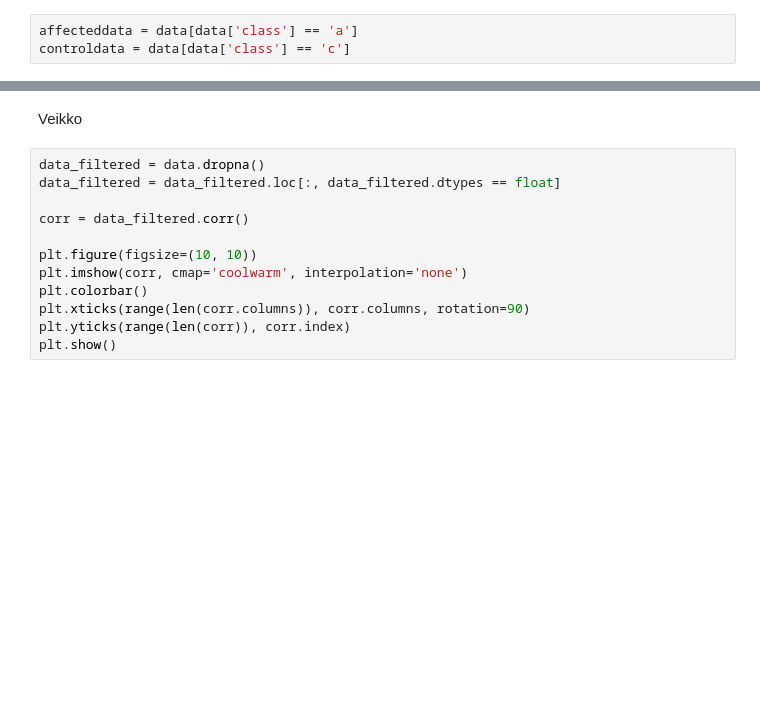
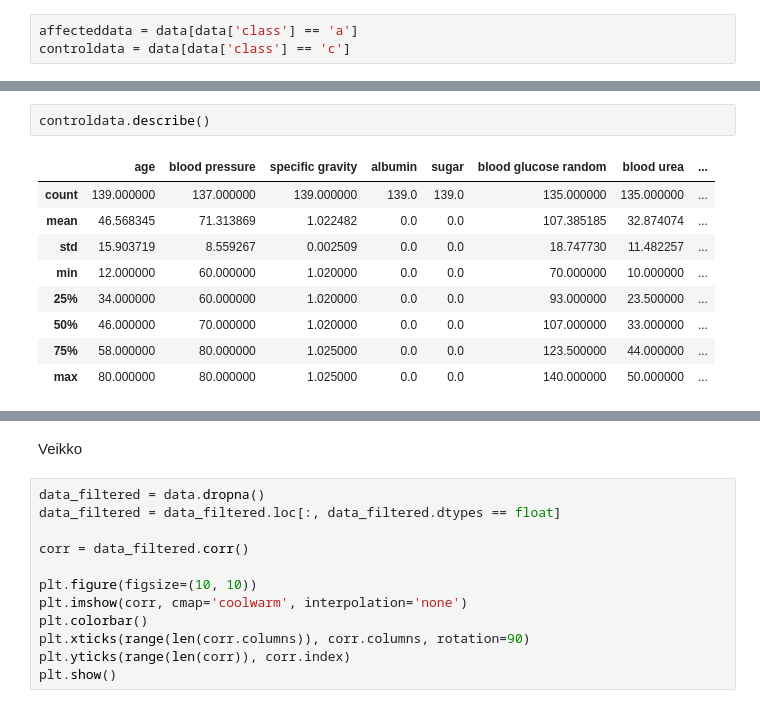
Before and after one commit to TheZink/MLL, a Jupyter notebook: Documents/DataPreprocessing/DataPreprocessingNotebook.ipynb, the cells around one changed output, grey strips where cells are left out. Drawn from its saved outputs; the diff is of its cells as text; blank space fills up the shorter version.

```diff
--- a/Documents/DataPreprocessing/DataPreprocessingNotebook.ipynb
+++ b/Documents/DataPreprocessing/DataPreprocessingNotebook.ipynb
@@ -117 +134,13 @@ Name: class, Length: 139, dtype: str
+# %%
+controldata.describe()
+# %% [output]
+|  | age | blood pressure | specific gravity | albumin | sugar | blood glucose random | blood urea | ... |
+| count | 139.000000 | 137.000000 | 139.000000 | 139.0 | 139.0 | 135.000000 | 135.000000 | ... |
+| mean | 46.568345 | 71.313869 | 1.022482 | 0.0 | 0.0 | 107.385185 | 32.874074 | ... |
+| std | 15.903719 | 8.559267 | 0.002509 | 0.0 | 0.0 | 18.747730 | 11.482257 | ... |
+| min | 12.000000 | 60.000000 | 1.020000 | 0.0 | 0.0 | 70.000000 | 10.000000 | ... |
+| 25% | 34.000000 | 60.000000 | 1.020000 | 0.0 | 0.0 | 93.000000 | 23.500000 | ... |
+| 50% | 46.000000 | 70.000000 | 1.020000 | 0.0 | 0.0 | 107.000000 | 33.000000 | ... |
+| 75% | 58.000000 | 80.000000 | 1.025000 | 0.0 | 0.0 | 123.500000 | 44.000000 | ... |
+| max | 80.000000 | 80.000000 | 1.025000 | 0.0 | 0.0 | 140.000000 | 50.000000 | ... |
 # %% [markdown]
```
Also changed, not shown: parts of 10 cells of this notebook.
